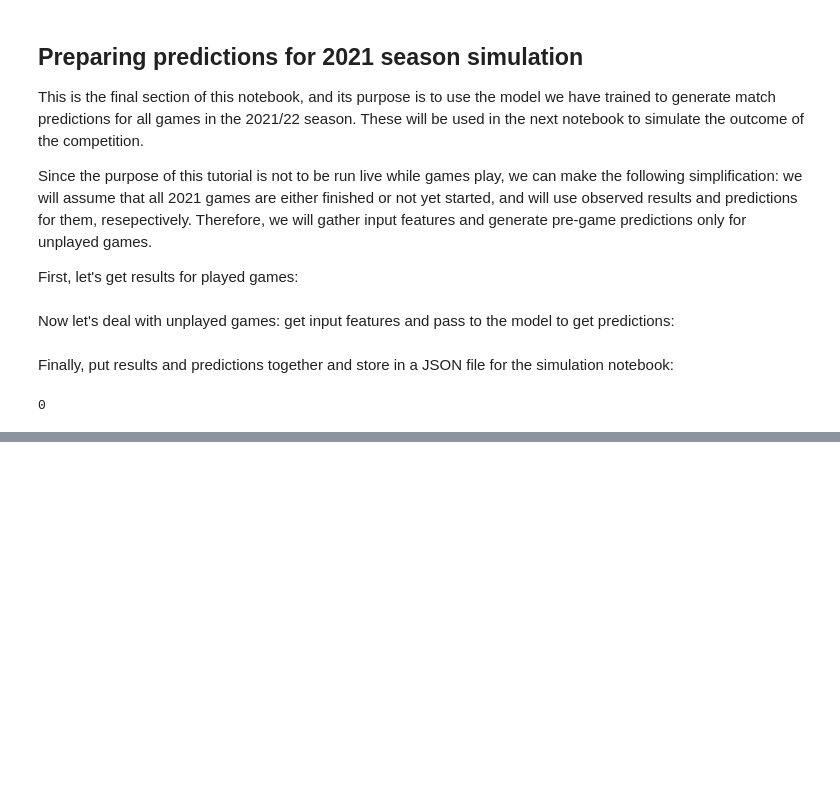
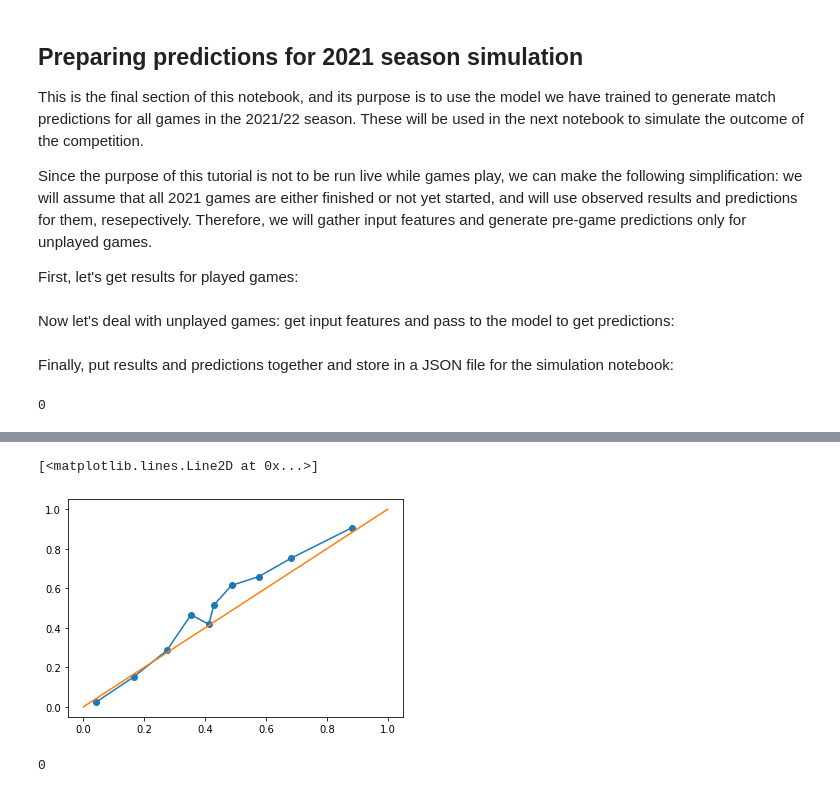
Before and after one commit to lucas-haupt/nfl-live-win-probability, a Jupyter notebook: notebooks/2_game_score_stored_model.ipynb, the cells around one changed output, grey strips where cells are left out. Drawn from its saved outputs; the diff is of its cells as text; code cells hidden in the pictures; blank space fills up the shorter version.

```diff
--- a/notebooks/2_game_score_stored_model.ipynb
+++ b/notebooks/2_game_score_stored_model.ipynb
@@ -415,0 +828,26 @@ os.system('say "done"')
+# %%
+calib_df = test_values[test_values["quarter"]<=3]
+
+calib_away_win = calibration_curve(calib_df["away_win"], calib_df["xaway_win"], strategy="quantile", n_bins=10)
+%matplotlib inline
+plt.plot(calib_away_win[1], calib_away_win[0], marker="o")
+plt.plot([0, 1], [0, 1])
+# %% [output]
+[<matplotlib.lines.Line2D at 0x...>]
+[figure, added]
+# %%
+X_train_rf = full_df.loc[~mask_test&(full_df.continuation==0), input_names]
+y_train_rf = full_df.loc[~mask_test&(full_df.continuation==0), output_name]
+X_test_rf = full_df.loc[mask_test&(full_df.continuation==0), input_names].values
+y_test_rf = full_df.loc[mask_test&(full_df.continuation==0), output_name].values
+
+
+
+
+# rf = RandomForestClassifier(n_estimators=10, max_depth=10, verbose=100).fit(X_train_rf, y_train_rf)
+# pickle.dump(rf, open(os.path.join(root_dir, 'models/game_score_random_forest.p'), 'wb'))
+
+rf = pickle.load(open(os.path.join(root_dir, "models/game_score_random_forest.p"), 'rb'))
+os.system('say "done"')
+# %% [output]
+0
```
Also changed, not shown: parts of 74 cells of this notebook, 17 other files.
